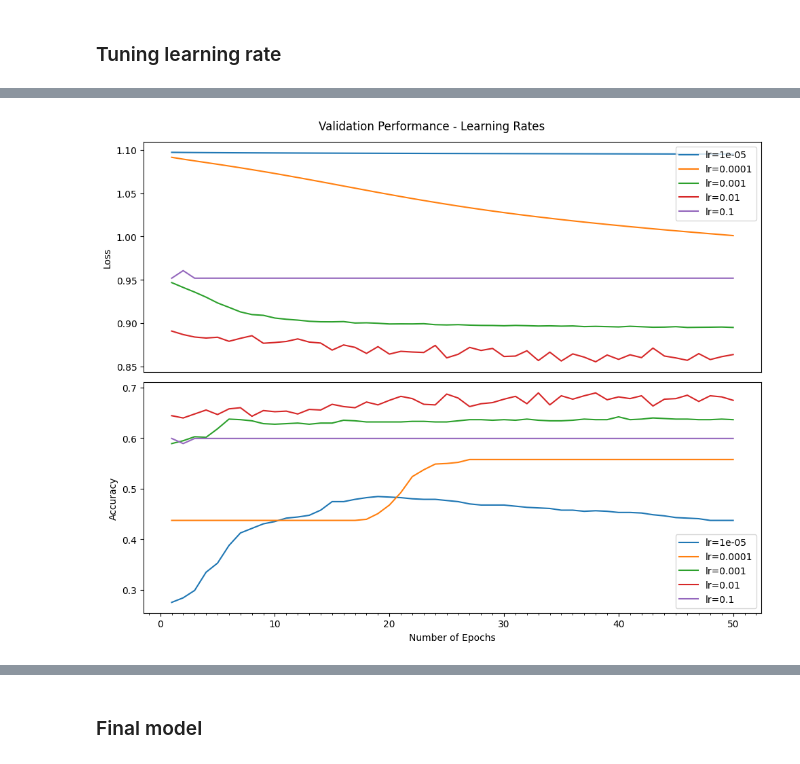
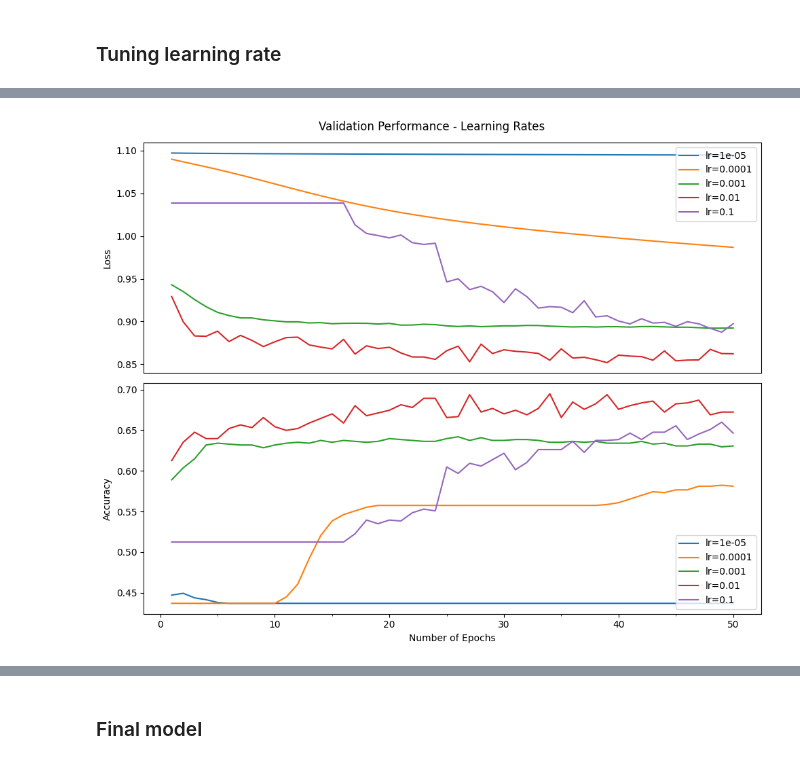
Before and after one commit to milanaveed/cits4012_project, a Jupyter notebook: 4012_测试 (1).ipynb, the cells around one changed output, grey strips where cells are left out. Cells and saved outputs as stored; diff of their text form; code cells hidden in the pictures.

```diff
--- a/4012_测试 (1).ipynb
+++ b/4012_测试 (1).ipynb
@@ -422,13 +424,13 @@ test_df["polarity"] = test_df["polarity"].map(label_mapping).fillna(-1).astype(i
 # %%
 # Get the one-hot representation of the target variable
-y_train_encoded = train_df["polarity"]
-y_val_encoded = val_df["polarity"]
-y_test_encoded = test_df["polarity"]
+y_train_encoded1 = train_df1["polarity"]
+y_val_encoded1 = val_df1["polarity"]
+y_test_encoded1 = test_df1["polarity"]
 
 # Convert to PyTorch tensor
-y_train_t = torch.tensor(y_train_encoded, dtype=torch.long)
-y_val_t = torch.tensor(y_val_encoded, dtype=torch.long)
-y_test_t = torch.tensor(y_test_encoded, dtype=torch.long)
+y_train_t = torch.tensor(y_train_encoded1, dtype=torch.long)
+y_val_t = torch.tensor(y_val_encoded1, dtype=torch.long)
+y_test_t = torch.tensor(y_test_encoded1, dtype=torch.long)
 
 # Convert to PyTorch tensor
 X_train_t = torch.tensor(X_train_model1, dtype=torch.float32).unsqueeze(1)
@@ -436,11 +438,11 @@ X_val_t = torch.tensor(X_val_model1, dtype=torch.float32).unsqueeze(1)
 X_test_t = torch.tensor(X_test_model1, dtype=torch.float32).unsqueeze(1)
 
 # Create data loader
-train_loader = DataLoader(
+train_loader1 = DataLoader(
     TensorDataset(X_train_t, y_train_t), batch_size=64, shuffle=True
 )
-val_loader = DataLoader(TensorDataset(X_val_t, y_val_t), batch_size=64, shuffle=False)
-test_loader = DataLoader(
+val_loader1 = DataLoader(TensorDataset(X_val_t, y_val_t), batch_size=64, shuffle=False)
+test_loader1 = DataLoader(
     TensorDataset(X_test_t, y_test_t), batch_size=64, shuffle=False
 )
 # %% [markdown]
@@ -771,7 +773,7 @@ def train_and_evaluate(model, criterion, optimizer, num_epochs=10, verbose=True)
         all_predictions = []
         all_labels = []
 
-        for data, targets in train_loader:
+        for data, targets in train_loader1:
             # Move data to GPU or CPU
             data, targets = data.to(device), targets.to(device)
 
@@ -796,10 +798,10 @@ def train_and_evaluate(model, criterion, optimizer, num_epochs=10, verbose=True)
 
         # Training set accuracy and loss
         train_accuracy = accuracy_score(all_labels, all_predictions)
-        avg_train_loss = total_loss / len(train_loader)
+        avg_train_loss = total_loss / len(train_loader1)
 
         # Validation set evaluation
-        val_loss, val_accuracy, val_f1 = evaluate(model, val_loader)
+        val_loss, val_accuracy, val_f1 = evaluate(model, val_loader1)
         val_losses.extend([val_loss])
         val_accuracies.extend([val_accuracy])
 
@@ -821,8 +823,6 @@ lr_options = [0.00001, 0.0001, 0.001, 0.01, 0.1]
 best_lr = None
 best_val_loss = float("inf")
 num_epochs = 50
-losses = []
-accuracies = []
 
 
 model1 = Model1(
@@ -830,7 +830,7 @@ model1 = Model1(
     hidden_dim=128,
     output_dim=3,
     num_layers=2,
-    dropout=0.5,
+    dropout=0.3,
 ).to(device)
 
 criterion = nn.CrossEntropyLoss()
@@ -851,7 +851,7 @@ for lr in lr_options:
     ax1.plot(range(1, num_epochs + 1), val_losses, label="lr=" + str(lr))
     ax2.plot(range(1, num_epochs + 1), val_accuracies, label="lr=" + str(lr))
 
-    val_accuracy, val_f1, val_loss = evaluate(model1, val_loader)
+    val_loss, val_accuracy, val_f1 = evaluate(model1, val_loader1)
     # print('-' * 89)
     print(f"End of training | Val Accuracy: {val_accuracy:.4f} | Val Macro-F1: {
         val_f1:.4f} | Val Loss: {val_loss:.4f}")
@@ -862,22 +862,19 @@ for lr in lr_options:
         best_val_loss = val_loss
         best_lr = lr
 
-print("=" * 89)
+print("=" * 80)
 
 print(f"Best learning rate: {best_lr}")
 
-# ax1.set_xlabel('Iterations')
+
 ax1.set_ylabel("Loss")
 ax1.tick_params(axis='x', which='both',
                 bottom=False)  # turn off major & minor ticks on the bottom
-# ax1.set_title(r'Cost Over Iterations')
 ax1.legend(loc="upper right")
 ax2.set_xlabel("Number of Epochs")
 ax2.set_ylabel("Accuracy")
-# ax2.set_title(r'Validation Performance - Learning Rates')
 ax2.legend(loc="lower right")
-ax2.xaxis.set_minor_locator(MultipleLocator(1))
-# ax2.set_xlim([1,num_epochs])
+ax2.xaxis.set_minor_locator(MultipleLocator(5))
 fig.suptitle("Validation Performance - Learning Rates")
 save_fig('model1_learning_rate')
 plt.show()
@@ -902 +899 @@ Best learning rate: 1e-05
-[figure, old version]
+[figure, new version]
```
Also changed, not shown: parts of 19 cells of this notebook, 2 other files.
